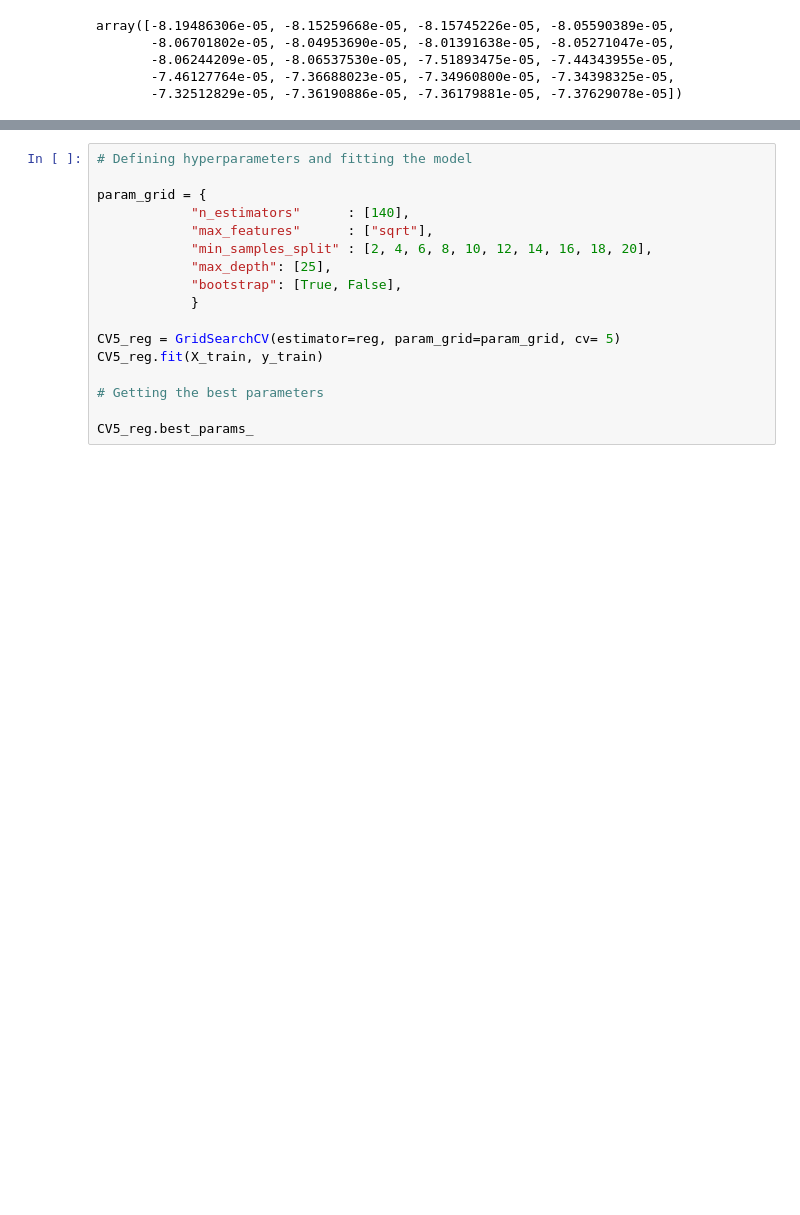
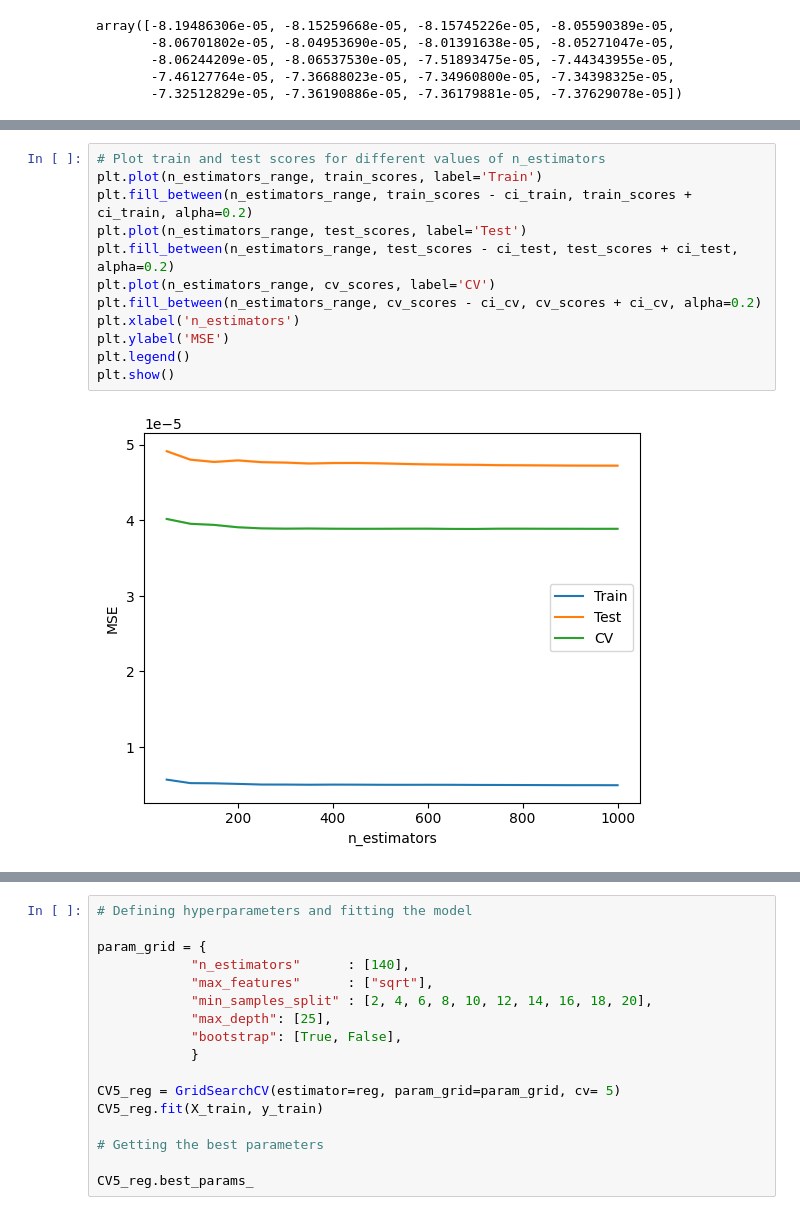
Before and after one commit to Prasannar07/Sea-level-rise, a Jupyter notebook: sneasybrick-ciam-NY.ipynb, the cells around one changed output, grey strips where cells are left out. Drawn from its saved outputs; the diff is of its cells as text; blank space fills up the shorter version.

```diff
--- a/sneasybrick-ciam-NY.ipynb
+++ b/sneasybrick-ciam-NY.ipynb
@@ -278,0 +243,14 @@ plt.show()
+# %%
+# Plot train and test scores for different values of n_estimators
+plt.plot(n_estimators_range, train_scores, label='Train')
+plt.fill_between(n_estimators_range, train_scores - ci_train, train_scores + ci_train, alpha=0.2)
+plt.plot(n_estimators_range, test_scores, label='Test')
+plt.fill_between(n_estimators_range, test_scores - ci_test, test_scores + ci_test, alpha=0.2)
+plt.plot(n_estimators_range, cv_scores, label='CV')
+plt.fill_between(n_estimators_range, cv_scores - ci_cv, cv_scores + ci_cv, alpha=0.2)
+plt.xlabel('n_estimators')
+plt.ylabel('MSE')
+plt.legend()
+plt.show()
+# %% [output]
+[figure, added]
```
Also changed, not shown: parts of 5 cells of this notebook, 1 other file.
